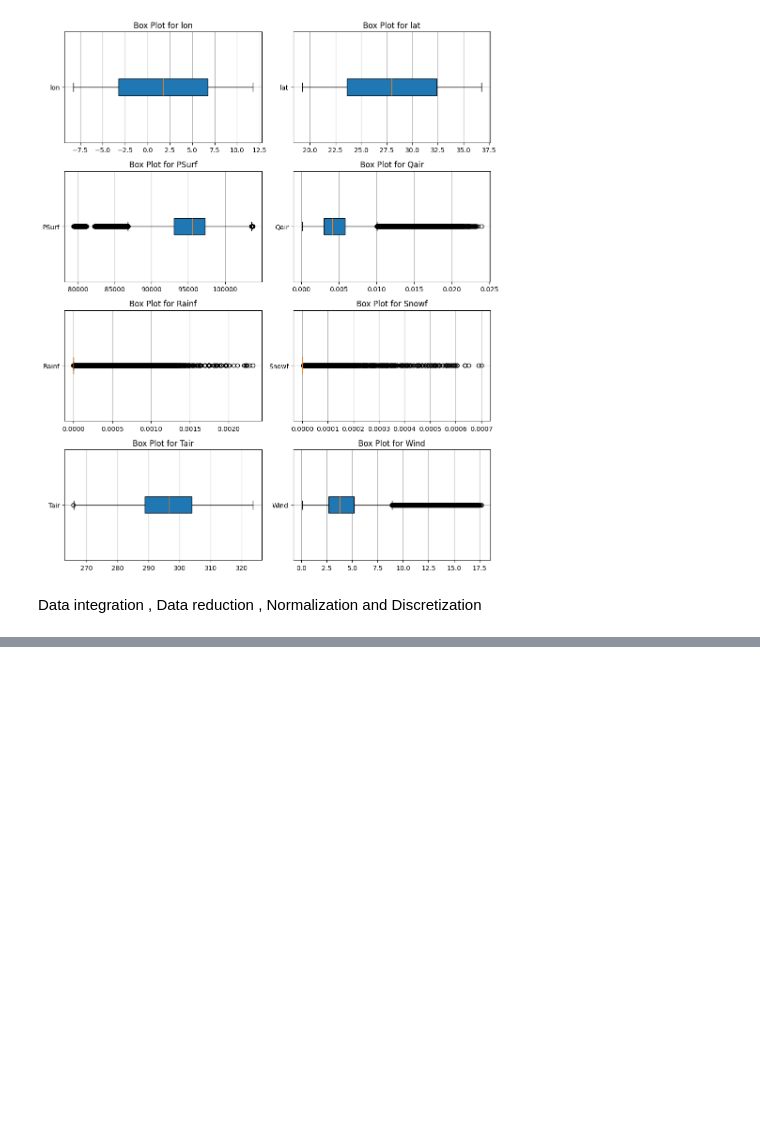
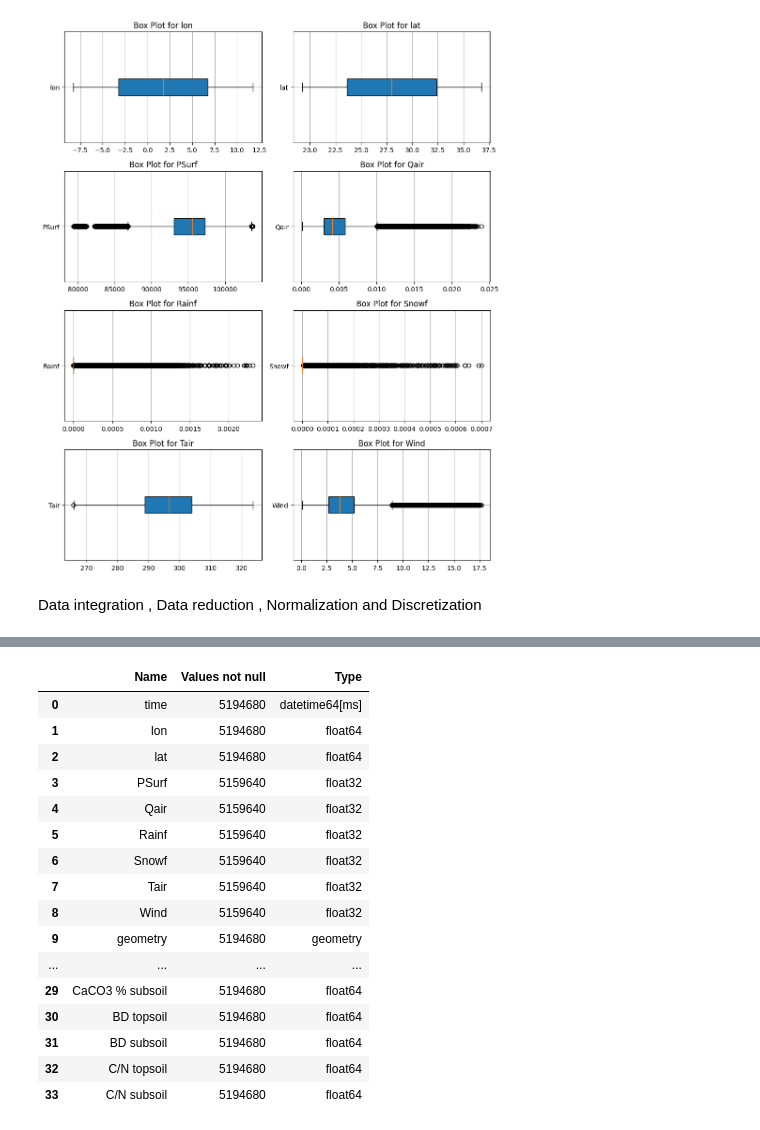
Before and after one commit to rahilGhamraci/Data-Mining-Project, a Jupyter notebook: part 1.ipynb, the cells around one changed output, grey strips where cells are left out. Drawn from its saved outputs; the diff is of its cells as text; code cells hidden in the pictures; blank space fills up the shorter version.

```diff
--- a/part 1.ipynb
+++ b/part 1.ipynb
@@ -999,0 +1217,7 @@ print(climate_gdf.info())
+# %%
+replaced_nan_median_climate_gdf = handling_missing_values(random_cleaned_outliers_climate_gdf, climate_attributes, 'Replace by Median')
+# %%
+colonnes_description = []
+for d in replaced_nan_median_climate_gdf:
+    colonnes_description.append([d, replaced_nan_median_climate_gdf[d].count()])
+pd.DataFrame(colonnes_description, columns = ["Name","Values not null"])
@@ -1000,3 +1230,3 @@ print(climate_gdf.info())
 # %%
-final_merged_data = data_integration(soil_gdf,climate_gdf)
+final_merged_data = data_integration(replaced_nan_median_soil_gdf,replaced_nan_median_climate_gdf)
 print(final_merged_data.info())
@@ -1020,0 +1233,2 @@ None
+# %%
+final_merged_data = final_merged_data.drop(columns=['spatial_ref','CNT_FULLNAME','index_right'])
@@ -1021,2 +1248,25 @@ None
+# %%
+colonnes_description = []
+for d in final_merged_data:
+    colonnes_description.append([d, final_merged_data[d].count(), str(final_merged_data.dtypes[d])])
+pd.DataFrame(colonnes_description, columns = ["Name","Values not null","Type"])
+# %% [output]
+|  | Name | Values not null | Type |
+| 0 | time | 5194680 | datetime64[ms] |
+| 1 | lon | 5194680 | float64 |
+| 2 | lat | 5194680 | float64 |
+| 3 | PSurf | 5159640 | float32 |
+| 4 | Qair | 5159640 | float32 |
+| 5 | Rainf | 5159640 | float32 |
+| 6 | Snowf | 5159640 | float32 |
+| 7 | Tair | 5159640 | float32 |
+| 8 | Wind | 5159640 | float32 |
+| 9 | geometry | 5194680 | geometry |
+| ... | ... | ... | ... |
+| 29 | CaCO3 % subsoil | 5194680 | float64 |
+| 30 | BD topsoil | 5194680 | float64 |
+| 31 | BD subsoil | 5194680 | float64 |
+| 32 | C/N topsoil | 5194680 | float64 |
+| 33 | C/N subsoil | 5194680 | float64 |
 # %%
 final_merged_data.head()
```
Also changed, not shown: parts of 81 cells of this notebook.
